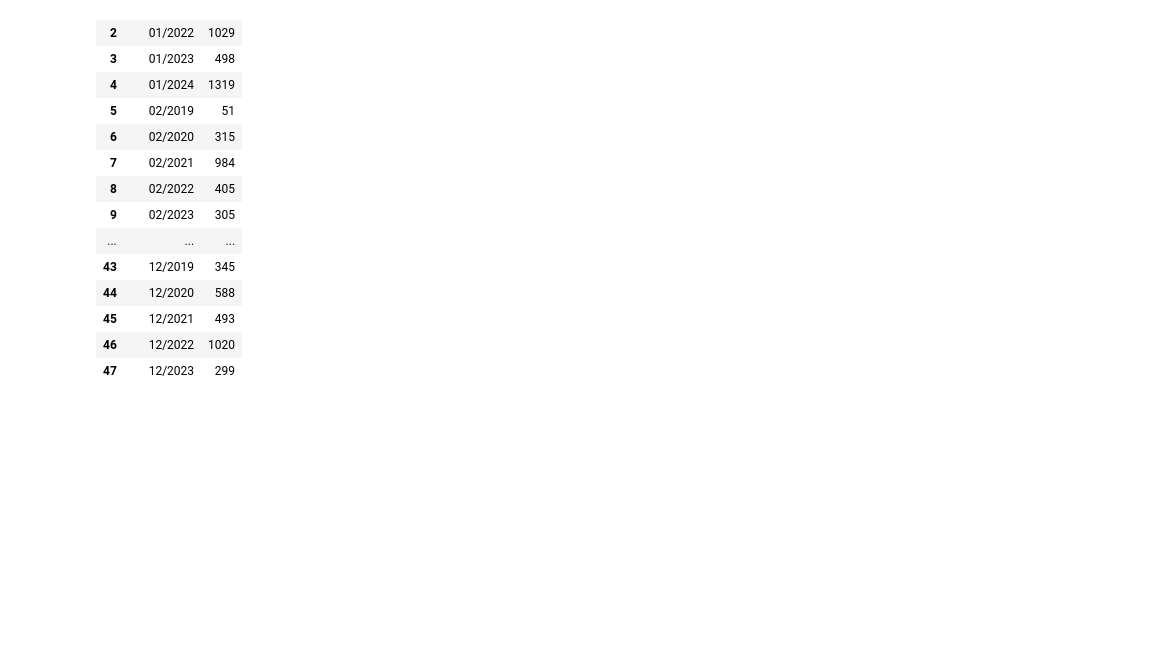
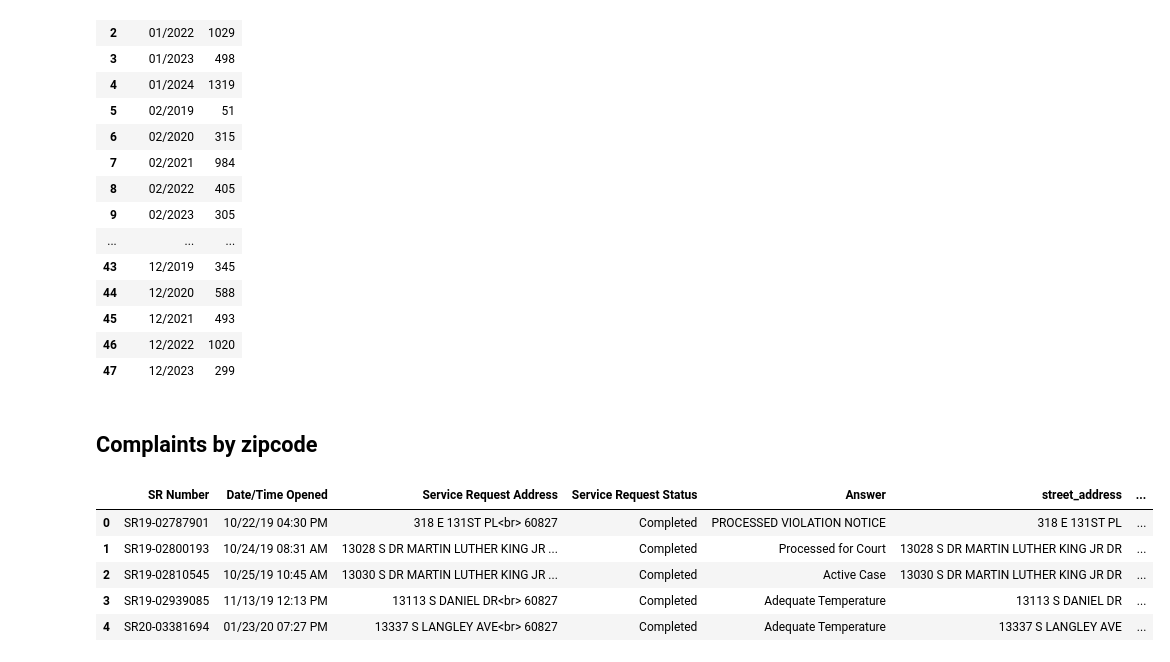
Before and after one commit to amyq96/stories, a Jupyter notebook: no-heat/notebooks/analyze-addresses.ipynb, the cells around one changed output. Cells and saved outputs as stored; diff of their text form; code cells hidden in the pictures; blank space fills up the shorter version.

```diff
--- a/no-heat/notebooks/analyze-addresses.ipynb
+++ b/no-heat/notebooks/analyze-addresses.ipynb
@@ -150,4 +150,6 @@ complaints_by_month
 # %%
 # export as complaints by month
 complaints_by_month.to_csv('../output/complaints_by_month.csv')
+# %% [markdown]
+## Complaints by zipcode
 # %%
@@ -155 +158,10 @@ complaints_by_month.to_csv('../output/complaints_by_month.csv')
+# %%
+zdf.head()
+# %% [output]
+|  | SR Number | Date/Time Opened | Service Request Address | Service Request Status | Answer | street_address | ... |
+| 0 | SR19-02787901 | 10/22/19 04:30 PM | 318 E 131ST PL<br> 60827 | Completed | PROCESSED VIOLATION NOTICE | 318 E 131ST PL | ... |
+| 1 | SR19-02800193 | 10/24/19 08:31 AM | 13028 S DR MARTIN LUTHER KING JR ... | Completed | Processed for Court | 13028 S DR MARTIN LUTHER KING JR DR | ... |
+| 2 | SR19-02810545 | 10/25/19 10:45 AM | 13030 S DR MARTIN LUTHER KING JR ... | Completed | Active Case | 13030 S DR MARTIN LUTHER KING JR DR | ... |
+| 3 | SR19-02939085 | 11/13/19 12:13 PM | 13113 S DANIEL DR<br> 60827 | Completed | Adequate Temperature | 13113 S DANIEL DR | ... |
+| 4 | SR20-03381694 | 01/23/20 07:27 PM | 13337 S LANGLEY AVE<br> 60827 | Completed | Adequate Temperature | 13337 S LANGLEY AVE | ... |
 # %%
```
Also changed, not shown: parts of 10 cells of this notebook, 1 other file.
